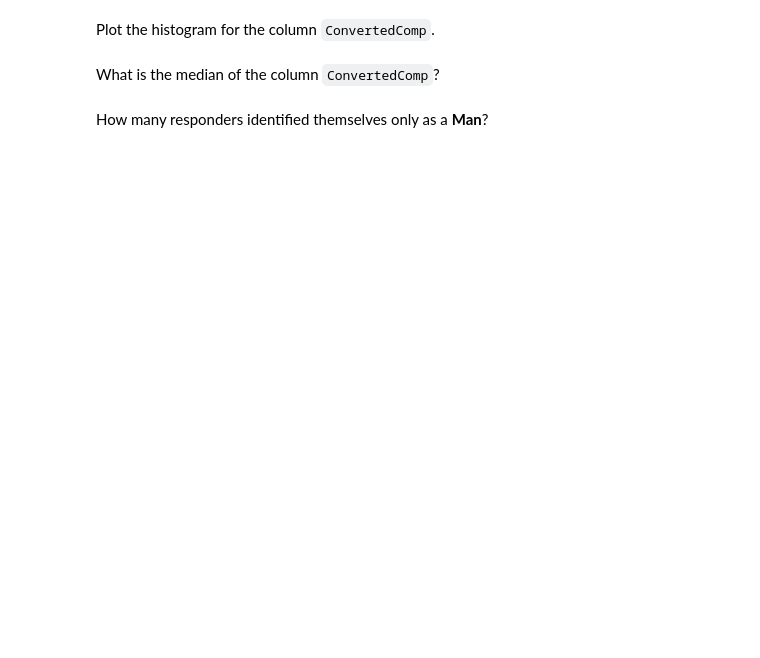
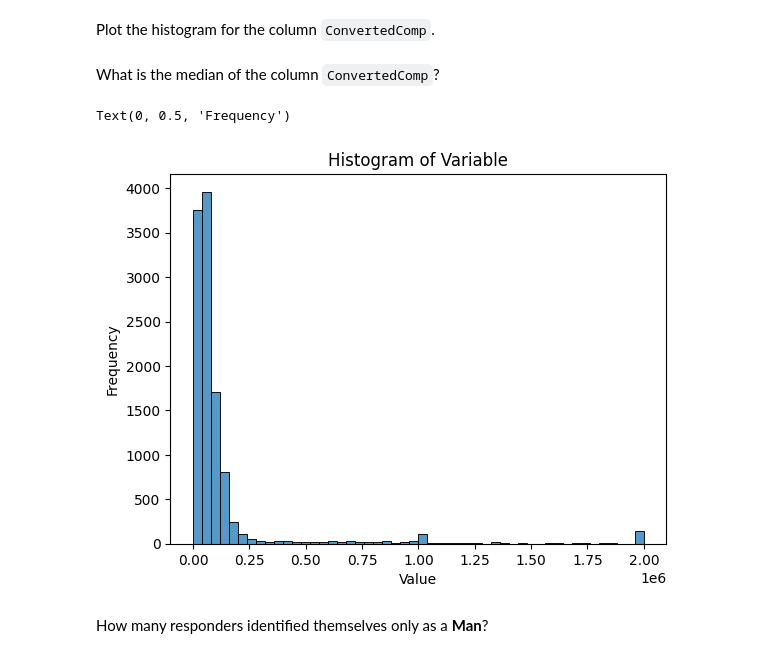
Before and after one commit to Majeedraheem/Final_Project-, a Jupyter notebook: Module 3/M3ExploratoryDataAnalysis-lab.ipynb, the cells around one changed output. Drawn from its saved outputs; the diff is of its cells as text; code cells hidden in the pictures; blank space fills up the shorter version.

```diff
--- a/Module 3/M3ExploratoryDataAnalysis-lab.ipynb
+++ b/Module 3/M3ExploratoryDataAnalysis-lab.ipynb
@@ -110,3 +113,14 @@ What is the median of the column `ConvertedComp`?
+# %%
+# your code goes here
+sns.histplot(salaries_value, bins=50, kde=False)
+
+# Add titles and labels
+plt.title('Histogram of Variable')
+plt.xlabel('Value')
+plt.ylabel('Frequency')
+# %% [output]
+Text(0, 0.5, 'Frequency')
+[figure, added]
 # %% [markdown]
 How many responders identified themselves only as a **Man**?
 # %%
```
Also changed, not shown: parts of 57 cells of this notebook, 1 other file.
